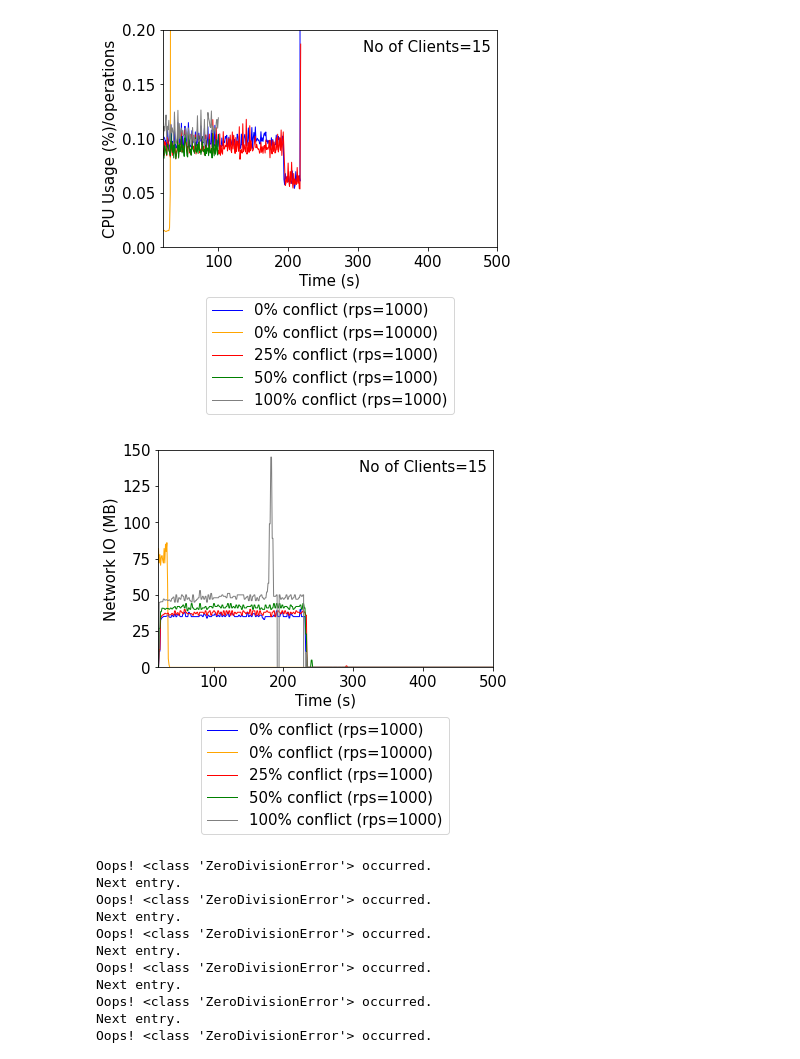
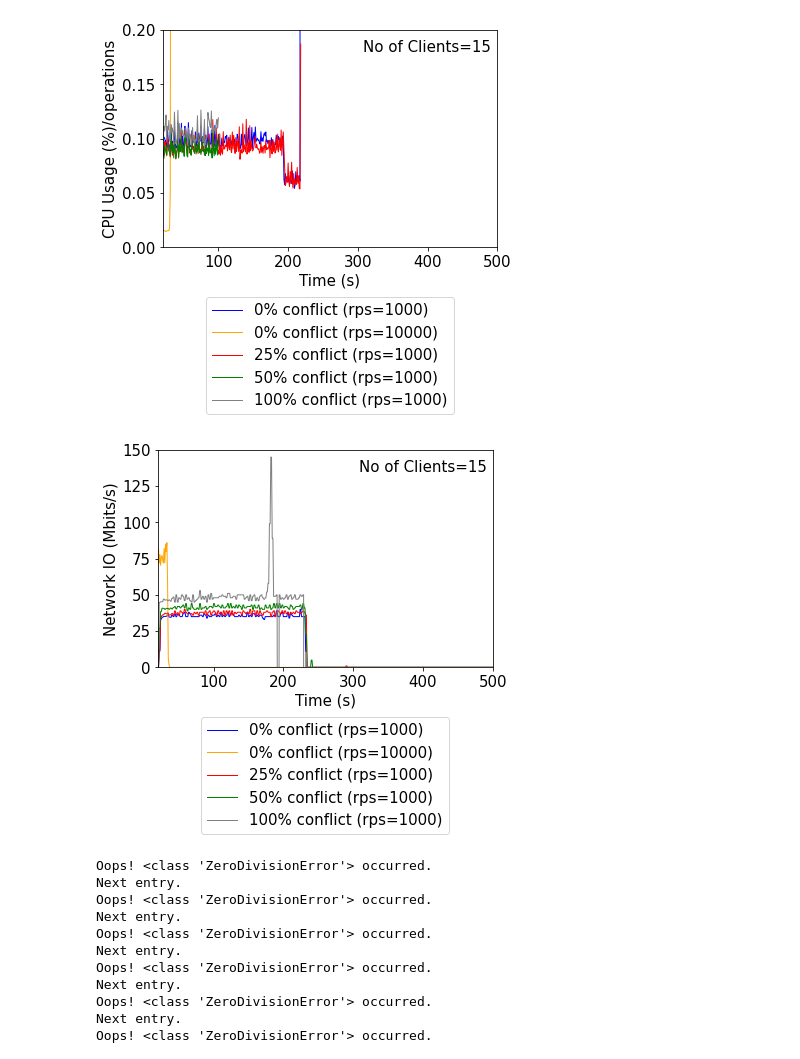
Before and after one commit to Santa-Maria-Shithil/EESYSTEM_TOC, a Jupyter notebook: scripts/All_Figure-Conflict.ipynb, the cells around one changed output. Cells and saved outputs as stored; diff of their text form; code cells hidden in the pictures.

```diff
--- a/scripts/All_Figure-Conflict.ipynb
+++ b/scripts/All_Figure-Conflict.ipynb
@@ -2109,35 +2109,35 @@ plt.xlim(20,500)
 SMALL_SIZE = 15
 MEDIUM_SIZE = 10
 BIGGER_SIZE = 12
 
 plt.rc('font', size=SMALL_SIZE)          # controls default text sizes
 plt.rc('axes', titlesize=SMALL_SIZE)     # fontsize of the axes title
 plt.rc('axes', labelsize=SMALL_SIZE)    # fontsize of the x and y labels
 plt.rc('xtick', labelsize=SMALL_SIZE)    # fontsize of the tick labels
 plt.rc('ytick', labelsize=SMALL_SIZE)    # fontsize of the tick labels
 plt.rc('legend', fontsize=SMALL_SIZE)    # legend fontsize
 plt.rc('figure', titlesize=SMALL_SIZE)
 
 
 
 
 plt.plot(x1, y1, color='blue', linestyle='solid', linewidth = 1, label='0% conflict (rps=1000)')
 plt.plot(x5, y5, color='orange', linestyle='solid', linewidth = 1, label='0% conflict (rps=10000)')
 plt.plot(x2, y2, color='red', linestyle='solid', linewidth = 1, label='25% conflict (rps=1000)')
 plt.plot(x3, y3, color='green', linestyle='solid', linewidth = 1, label='50% conflict (rps=1000)')
 plt.plot(x4, y4, color='gray', linestyle='solid', linewidth = 1, label='100% conflict (rps=1000)')
 
 
 plt.xlabel('Time (s)')
-plt.ylabel('Network IO (MB)')
+plt.ylabel('Network IO (Mbits/s)')
 plt.annotate('No of Clients=15', xy = (0.6, 0.9), xycoords='axes fraction')
 
 #plt.title('Aggregate Network IO of Five Servers with Different Amount of Load', y=-0.9)
 
 plt.legend(loc="lower center", bbox_to_anchor=(0.5, -0.8));
 plt.show()
 # %% [output]
-[figure, old version]
+[figure, new version]
 # %%
 #per process cpu cost. different levels of consistency. 15 node
 import matplotlib.pyplot as plt
```
Also changed, not shown: parts of 1 cell of this notebook, 2 other files.
